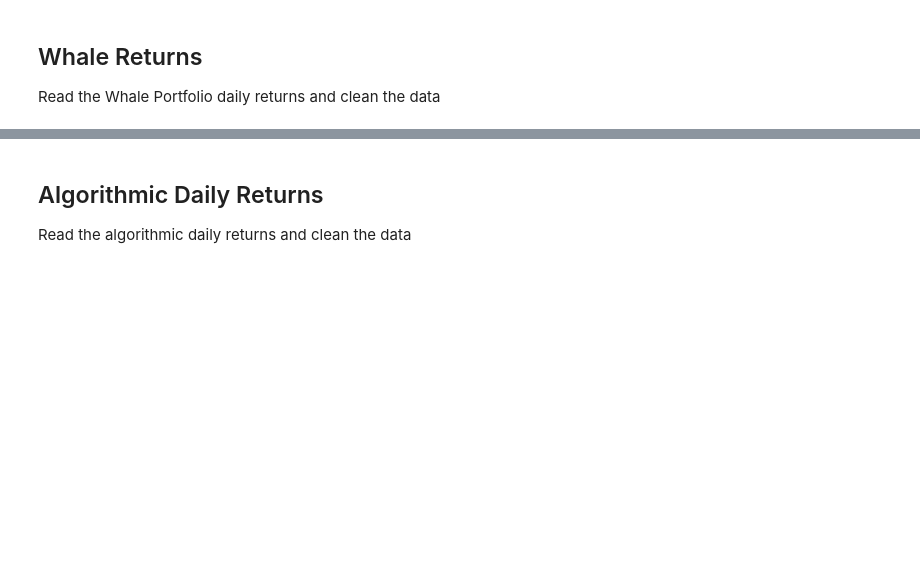
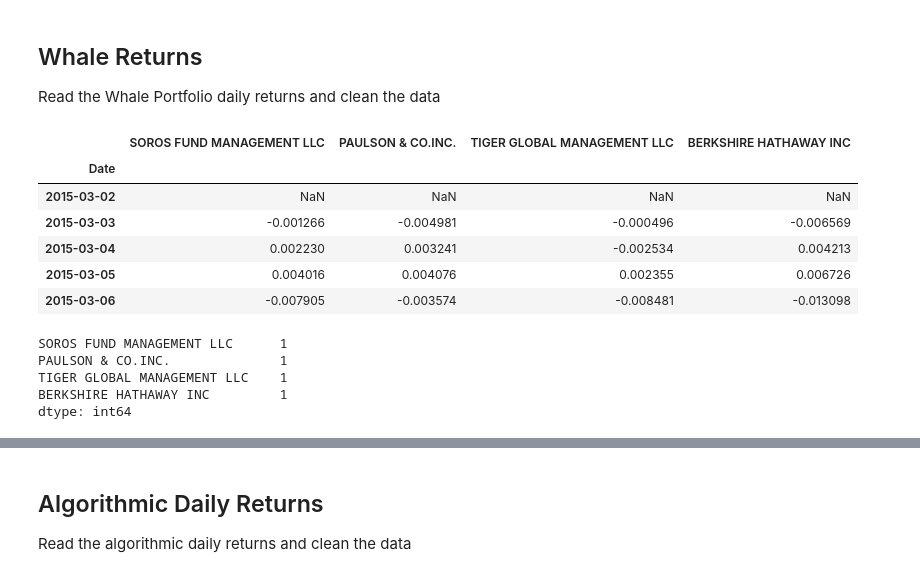
Before and after one commit to Mun-Min/Pandas_Portfolio_Analysis, a Jupyter notebook: main.ipynb, the cells around one changed output, grey strips where cells are left out. Cells and saved outputs as stored; diff of their text form; code cells hidden in the pictures; blank space fills up the shorter version.

```diff
--- a/main.ipynb
+++ b/main.ipynb
@@ -30,11 +29,27 @@ Read the Whale Portfolio daily returns and clean the data
 # %%
 # Reading whale returns
 whale_csv_path = (r"C:\Users\minha\OneDrive\Documents\Pandas_Portfolio_Analysis\Resources\whale_returns.csv")
 whales_df = pd.read_csv(whale_csv_path)
+whales_df.set_index(pd.to_datetime(whales_df['Date'], infer_datetime_format = True), inplace = True)
+whales_df.drop(columns = ['Date'], inplace = True)
 whales_df.head()
+# %% [output]
+|  | SOROS FUND MANAGEMENT LLC | PAULSON & CO.INC. | TIGER GLOBAL MANAGEMENT LLC | BERKSHIRE HATHAWAY INC |
+| Date |  |  |  |  |
+| 2015-03-02 | NaN | NaN | NaN | NaN |
+| 2015-03-03 | -0.001266 | -0.004981 | -0.000496 | -0.006569 |
+| 2015-03-04 | 0.002230 | 0.003241 | -0.002534 | 0.004213 |
+| 2015-03-05 | 0.004016 | 0.004076 | 0.002355 | 0.006726 |
+| 2015-03-06 | -0.007905 | -0.003574 | -0.008481 | -0.013098 |
 # %%
 # Count nulls
 whales_df.isnull().sum()
+# %% [output]
+SOROS FUND MANAGEMENT LLC      1
+PAULSON & CO.INC.              1
+TIGER GLOBAL MANAGEMENT LLC    1
+BERKSHIRE HATHAWAY INC         1
+dtype: int64
 # %%
 # Drop nulls
 whales_df = whales_df.dropna().copy()
```
Also changed, not shown: parts of 15 cells of this notebook.
